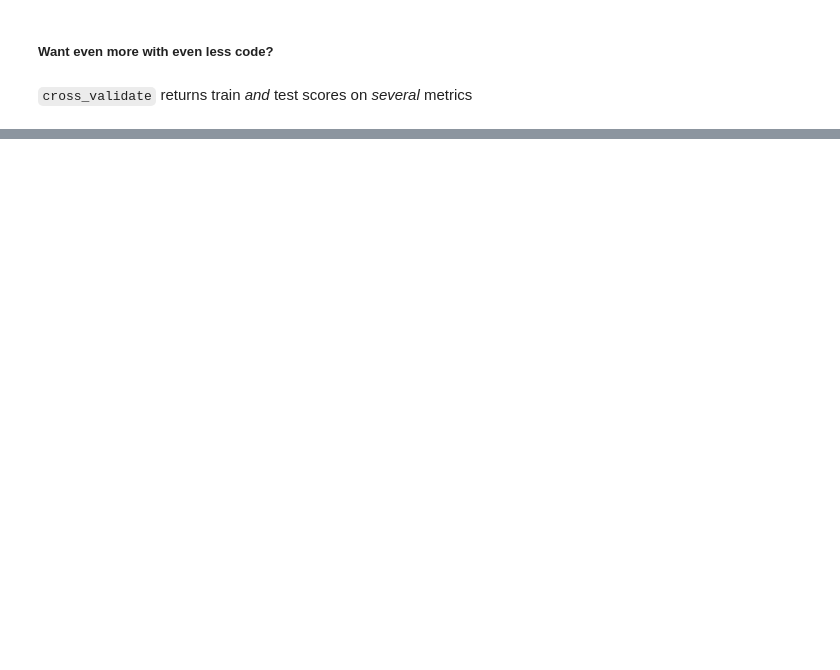
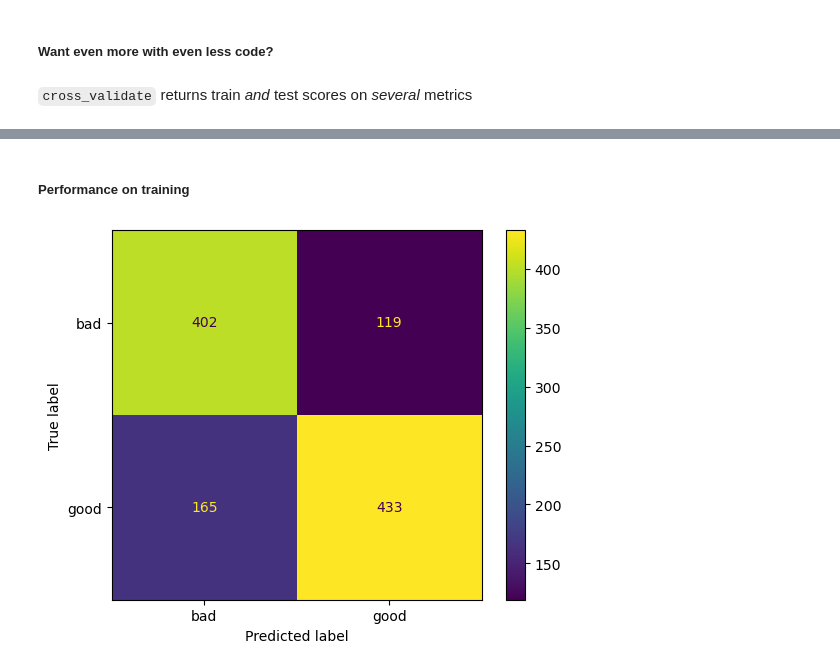
Before and after one commit to ds-courses/ml-series, a Jupyter notebook: ML_series_solutions.ipynb, the cells around one changed output, grey strips where cells are left out. Saved outputs shown, nothing was run; the diff lists cells and outputs as text; code cells hidden in the pictures; blank space fills up the shorter version.

```diff
--- a/ML_series_solutions.ipynb
+++ b/ML_series_solutions.ipynb
@@ -587,0 +982,3 @@ for mod_name in crossval_df['model'].unique():
+# %%
+y = label_encoder.fit_transform(y_label)
+y
@@ -587,0 +991,4 @@ for mod_name in crossval_df['model'].unique():
+# %%
+X_train, X_test, y_train, y_test = train_test_split(X, y, test_size=0.30,
+                                                    random_state=42,
+                                                    stratify=y)
@@ -587,0 +1015,5 @@ for mod_name in crossval_df['model'].unique():
+# %%
+# Note: we need to increase the number of iterations for the algorithm to converge
+lr = LogisticRegression(penalty='none', class_weight='balanced', max_iter=1000)
+# %%
+lr.fit(X_train, y_train)
@@ -587,0 +1026,2 @@ for mod_name in crossval_df['model'].unique():
+# %% [markdown]
+##### Performance on training
@@ -587,0 +1034,4 @@ for mod_name in crossval_df['model'].unique():
+# %%
+ConfusionMatrixDisplay.from_estimator(lr, X_train, y_train, display_labels=label_encoder.classes_);
+# %% [output]
+[figure, added]
```
Also changed, not shown: parts of 93 cells of this notebook, 1 other file.
